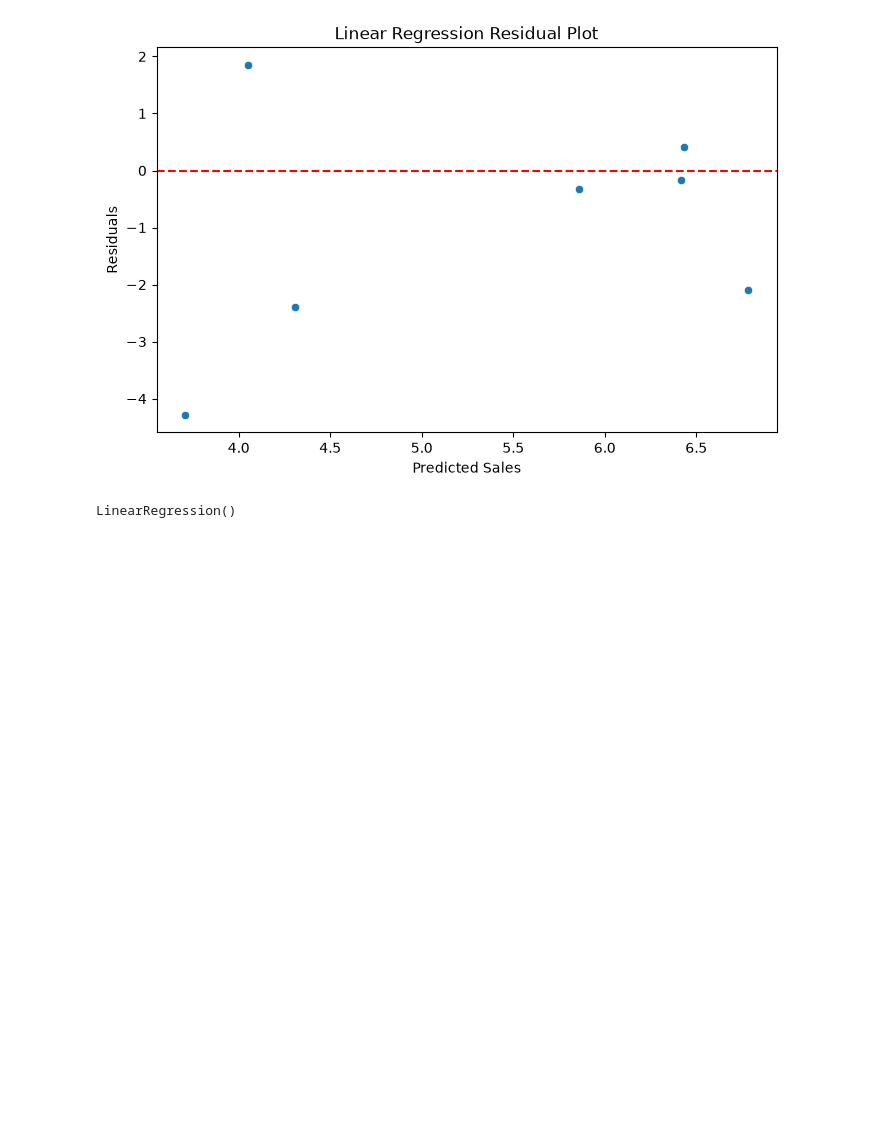
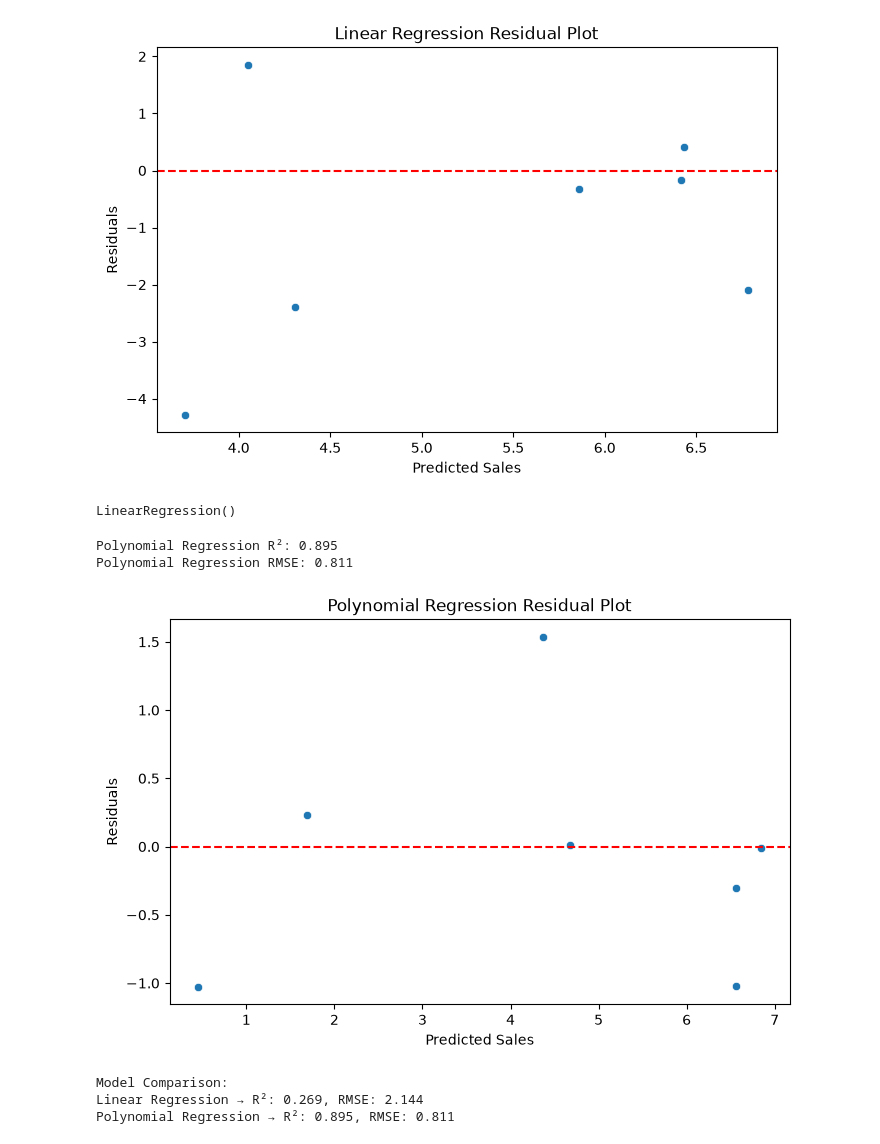
Before and after one commit to neeraj654123/Data-Science, a Jupyter notebook: Linear Regression/Multiple Linear Regression/03_non_linear_polynomial.ipynb, the cells around one changed output. Saved outputs shown, nothing was run; the diff lists cells and outputs as text; code cells hidden in the pictures; blank space fills up the shorter version.

Commit message:
Non Linear Polynomial 2

```diff
--- a/Linear Regression/Multiple Linear Regression/03_non_linear_polynomial.ipynb
+++ b/Linear Regression/Multiple Linear Regression/03_non_linear_polynomial.ipynb
@@ -101,3 +101,34 @@ LinearRegression()
 # %%
 # Predict
 y_pred_poly = poly_reg.predict(X_poly_test)
+# %%
+# Evaluate Polynomial Model
+r2_poly = r2_score(y_test, y_pred_poly)
+rmse_poly = np.sqrt(mean_squared_error(y_test, y_pred_poly))
+
+print("Polynomial Regression R²:", round(r2_poly, 3))
+print("Polynomial Regression RMSE:", round(rmse_poly, 3))
+# %% [output]
+Polynomial Regression R²: 0.895
+Polynomial Regression RMSE: 0.811
+# %%
+# Plot Residuals for Polynomial Regression
+residuals_poly = y_test - y_pred_poly
+plt.figure(figsize=(8,5))
+sns.scatterplot(x=y_pred_poly, y=residuals_poly)
+plt.axhline(0, color='red', linestyle='--')
+plt.title('Polynomial Regression Residual Plot')
+plt.xlabel('Predicted Sales')
+plt.ylabel('Residuals')
+plt.show()
+# %% [output]
+[figure, added]
+# %%
+# Step 7: Conclusion Summary
+print("\nModel Comparison:")
+print(f"Linear Regression → R²: {round(r2_lin, 3)}, RMSE: {round(rmse_lin, 3)}")
+print(f"Polynomial Regression → R²: {round(r2_poly, 3)}, RMSE: {round(rmse_poly, 3)}")
+# %% [output]
+Model Comparison:
+Linear Regression → R²: 0.269, RMSE: 2.144
+Polynomial Regression → R²: 0.895, RMSE: 0.811
```
Also changed, not shown: parts of 1 cell of this notebook.
